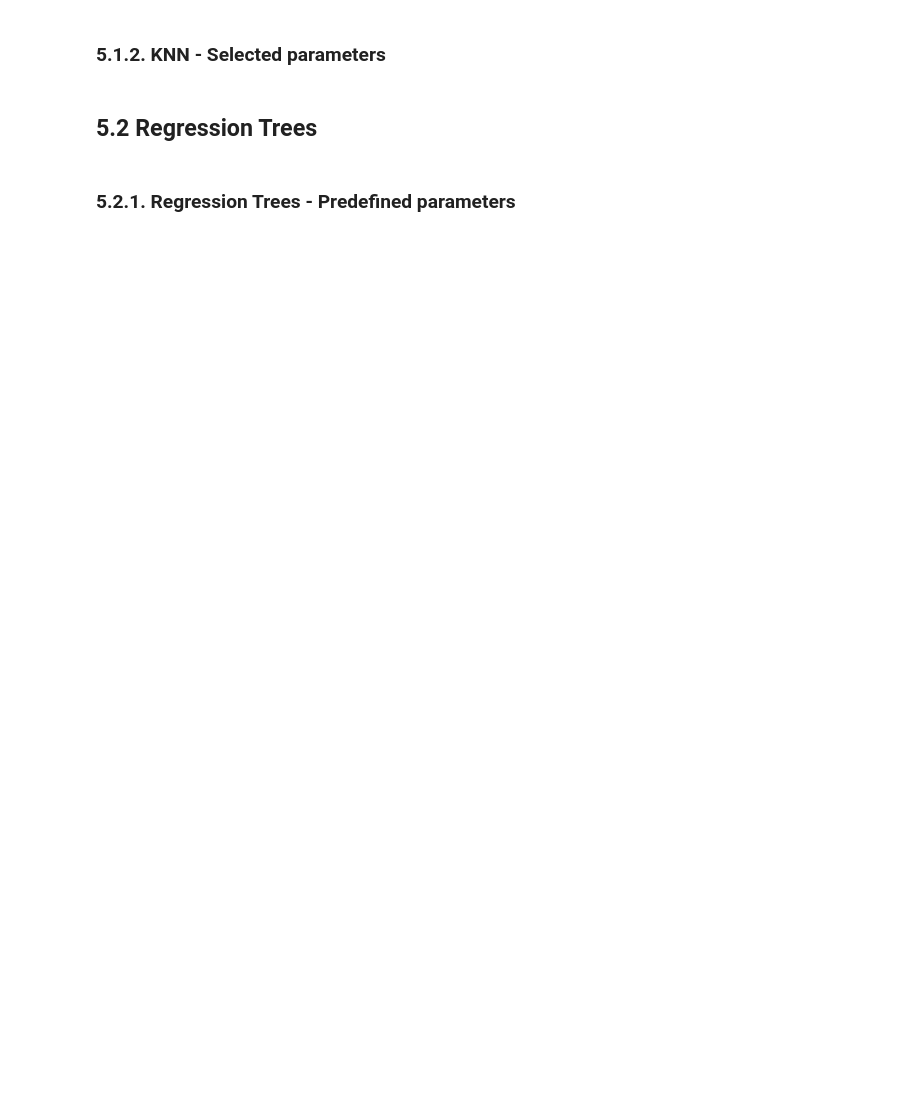
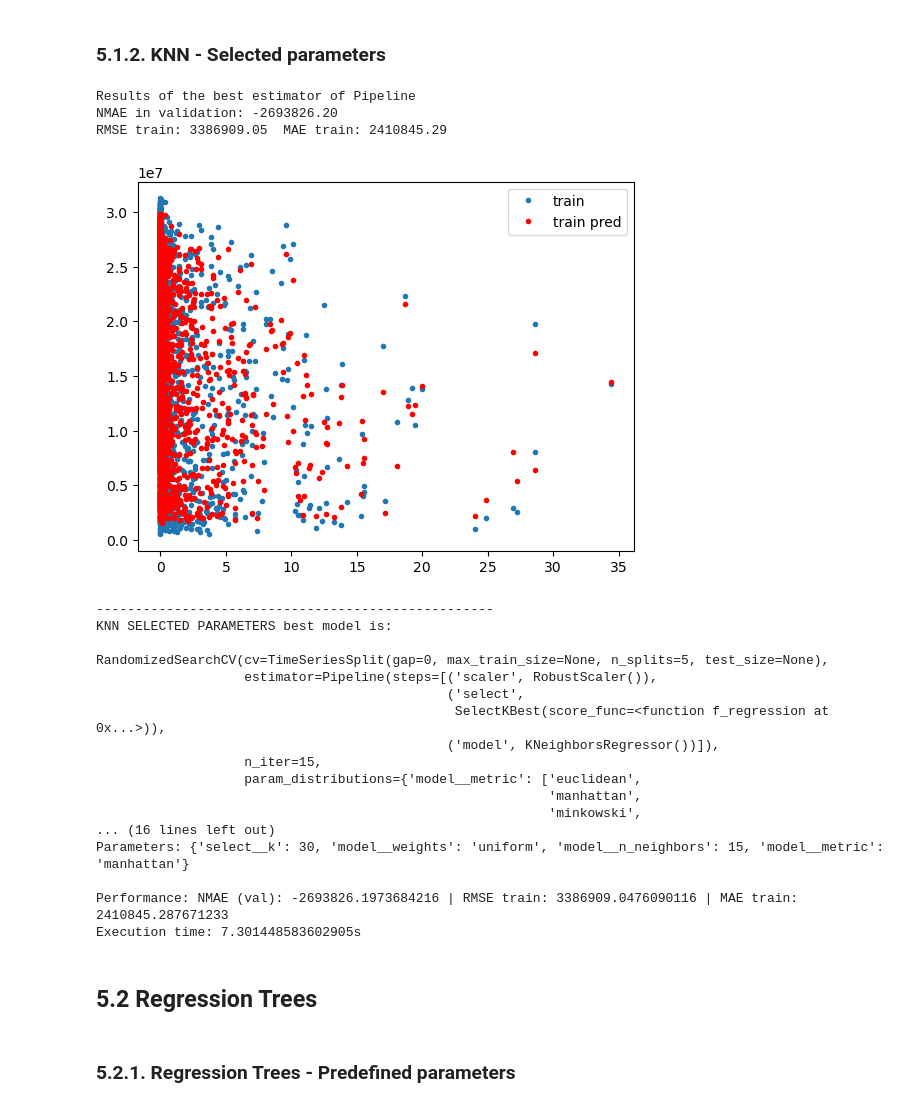
Before and after one commit to carlosiborra/AMS-2013-2014-Solar-Energy-Prediction-Contest, a Jupyter notebook: code/model.ipynb, the cells around one changed output. Saved outputs shown, nothing was run; the diff lists cells and outputs as text; code cells hidden in the pictures; blank space fills up the shorter version.

```diff
--- a/code/model.ipynb
+++ b/code/model.ipynb
@@ -647,38 +688,60 @@ pipeline = Pipeline(
         ("model", KNeighborsRegressor()),
     ]
 )
 
 param_grid = {
     "model__n_neighbors": list(range(1, 50, 2)),
     "model__weights": ["uniform", "distance"],
     "model__metric": ["euclidean", "manhattan", "minkowski", "chebyshev"],
     "select__k": list(range(1, X_train.shape[1] + 1)),
 }
 
-regr = RandomizedSearchCV(
+model = RandomizedSearchCV(
     pipeline,
     param_grid,
     scoring="neg_mean_absolute_error",
     cv=TimeSeriesSplit(
         n_splits
     ),  # TimeSeriesSplit to split the data in folds without losing the temporal order
     n_iter=budget,
 )
 
 start_time = time.time()
-regr.fit(X=X_train, y=y_train)
+model.fit(X=X_train, y=y_train)
 end_time = time.time()
 
 total_time = end_time - start_time
 
 score = train_and_test(
-    regr.best_estimator_, X_train, y_train, X_test, y_test
-)  # We train and test the model another time to get the final score (with the best parameters)
+    model.best_estimator_, model.best_score_, X_train, y_train
+)
 
 results["KNN_select"] = score
 times["KNN_select"] = total_time
 
-print_results("KNN SELECTED PARAMETERS", regr, score, total_time)
+print_results("KNN SELECTED PARAMETERS", model, model.best_score_, score, total_time)
+# %% [output]
+Results of the best estimator of Pipeline
+NMAE in validation: -2693826.20
+RMSE train: 3386909.05  MAE train: 2410845.29
+[figure, added]
+---------------------------------------------------
+KNN SELECTED PARAMETERS best model is:
+
+RandomizedSearchCV(cv=TimeSeriesSplit(gap=0, max_train_size=None, n_splits=5, test_size=None),
+                   estimator=Pipeline(steps=[('scaler', RobustScaler()),
+                                             ('select',
+                                              SelectKBest(score_func=<function f_regression at 0x...>)),
+                                             ('model', KNeighborsRegressor())]),
+                   n_iter=15,
+                   param_distributions={'model__metric': ['euclidean',
+                                                          'manhattan',
+                                                          'minkowski',
+... (16 lines left out)
+Parameters: {'select__k': 30, 'model__weights': 'uniform', 'model__n_neighbors': 15, 'model__metric': 'manhattan'}
+
+Performance: NMAE (val): -2693826.1973684216 | RMSE train: 3386909.0476090116 | MAE train: 2410845.287671233
+Execution time: 7.301448583602905s
 # %% [markdown]
 ## 5.2 Regression Trees
 # %%
```
Also changed, not shown: parts of 15 cells of this notebook, 2 other files.
